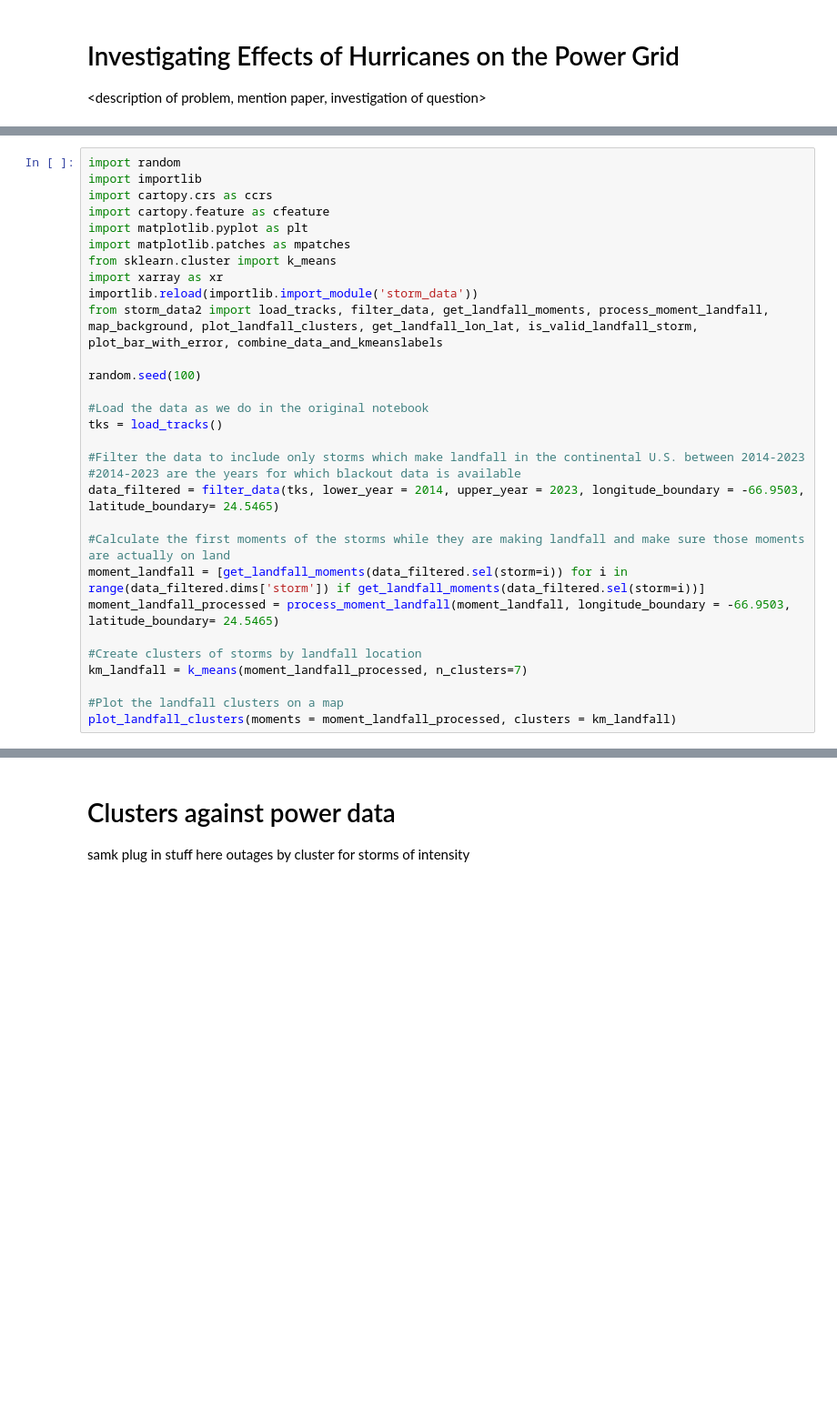
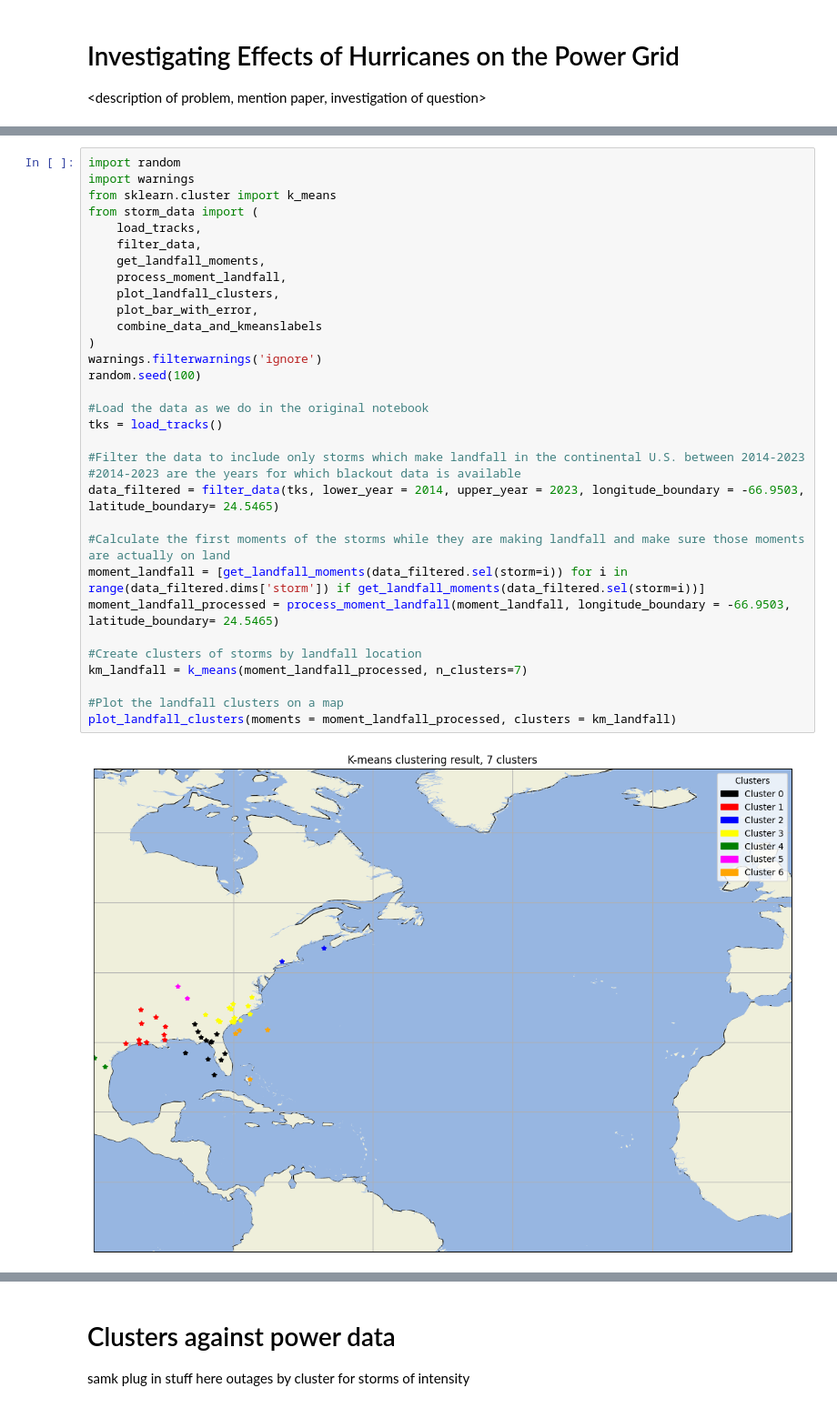
Before and after one commit to skortchmark9/Climate_ML, a Jupyter notebook: Project_1/main.ipynb, the cells around one changed output, grey strips where cells are left out. Shown at 91% size. Cells and saved outputs as stored; diff of their text form; blank space fills up the shorter version.

```diff
--- a/Project_1/main.ipynb
+++ b/Project_1/main.ipynb
@@ -12,31 +31,35 @@ Sam animations of Harvey, other storms
 # %%
 import random
-import importlib
-import cartopy.crs as ccrs
-import cartopy.feature as cfeature
-import matplotlib.pyplot as plt
-import matplotlib.patches as mpatches
+import warnings
 from sklearn.cluster import k_means
-import xarray as xr
-importlib.reload(importlib.import_module('storm_data'))
-from storm_data2 import load_tracks, filter_data, get_landfall_moments, process_moment_landfall, map_background, plot_landfall_clusters, get_landfall_lon_lat, is_valid_landfall_storm, plot_bar_with_error, combine_data_and_kmeanslabels
-
+from storm_data import (
+    load_tracks,
+    filter_data,
+    get_landfall_moments,
+    process_moment_landfall,
+    plot_landfall_clusters,
+    plot_bar_with_error,
+    combine_data_and_kmeanslabels
+)
+warnings.filterwarnings('ignore')
 random.seed(100)
 
 #Load the data as we do in the original notebook
 tks = load_tracks()
 
 #Filter the data to include only storms which make landfall in the continental U.S. between 2014-2023
 #2014-2023 are the years for which blackout data is available
 data_filtered = filter_data(tks, lower_year = 2014, upper_year = 2023, longitude_boundary = -66.9503, latitude_boundary= 24.5465)
 
 #Calculate the first moments of the storms while they are making landfall and make sure those moments are actually on land
 moment_landfall = [get_landfall_moments(data_filtered.sel(storm=i)) for i in range(data_filtered.dims['storm']) if get_landfall_moments(data_filtered.sel(storm=i))]
 moment_landfall_processed = process_moment_landfall(moment_landfall, longitude_boundary = -66.9503, latitude_boundary= 24.5465)
 
 #Create clusters of storms by landfall location
 km_landfall = k_means(moment_landfall_processed, n_clusters=7)
 
 #Plot the landfall clusters on a map
 plot_landfall_clusters(moments = moment_landfall_processed, clusters = km_landfall)
+# %% [output]
+[figure, added]
 # %%
```
Also changed, not shown: parts of 7 cells of this notebook, 2 other files.
